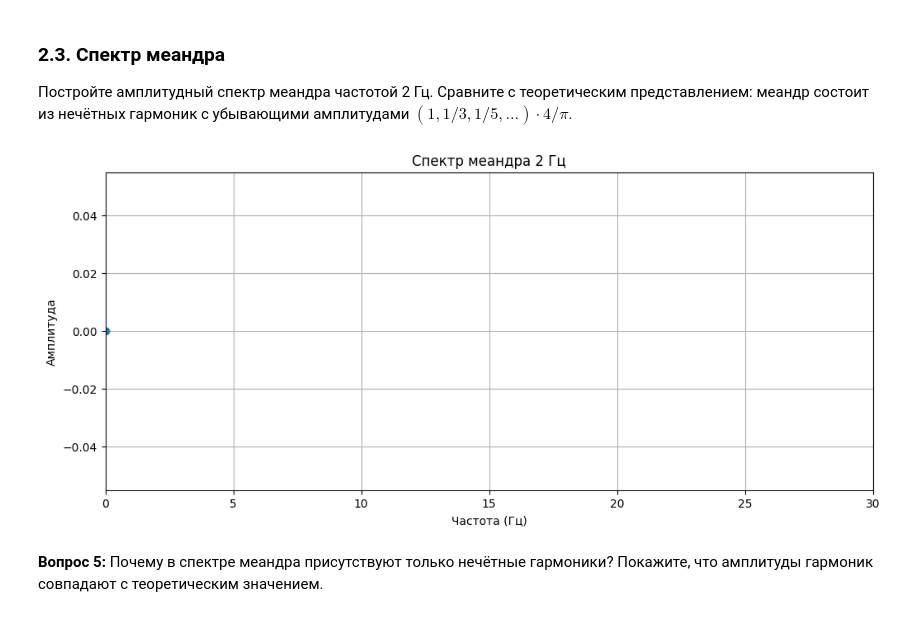
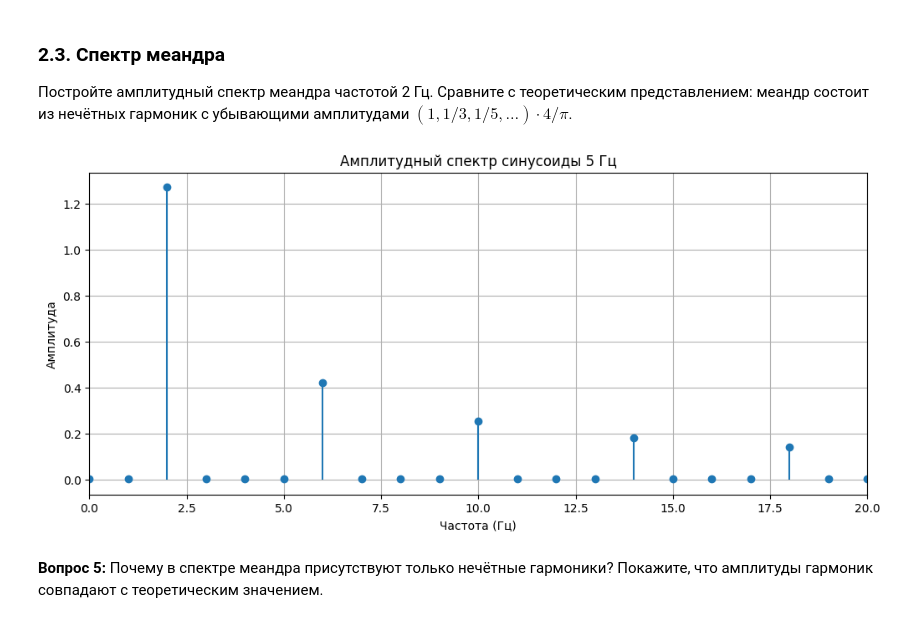
Before and after one commit to korzhimanov/dsp-seminars, a Jupyter notebook: seminars/1.ipynb, the cells around one changed output. Drawn from its saved outputs; the diff is of its cells as text; code cells hidden in the pictures.

```diff
--- a/seminars/1.ipynb
+++ b/seminars/1.ipynb
@@ -34,8 +34,9 @@ plt.rcParams['figure.figsize'] = (12, 5)
 # %%
 fs = 1000          # частота дискретизации, Гц
 T = 1              # длительность сигнала, с
-t = []  # временная ось
 
-print(f"Длина массива времени: {0} отсчётов")
-print(f"Шаг дискретизации (период): {0} с")
+t = np.linspace(0, T, T * fs)  # временная ось
+
+print(f"Длина массива времени: {len(t)} отсчётов")
+print(f"Шаг дискретизации (период): {T/fs} с")
 # %% [output]
@@ -57,33 +58,40 @@ print(f"Шаг дискретизации (период): {0} с")
 # %%
 # Синусоида 5 Гц
 f1 = 5
-sin5 = []
+A = 1
+phi = 0
+sin5 = A * np.sin(2 * np.pi * f1 * t + phi)
 
 # Сумма синусоид 5 и 12 Гц
 f2 = 12
-sum_sin = []
+sin12 = A * np.sin(2 * np.pi * f2 * t + phi)
+sum_sin = sin5 + sin12
+
+f_meandr = 2
 
 # Меандр 2 Гц
-meander = []
+meander =  signal.square(2 * np.pi * f_meandr * t)
+
+limit = int(fs * 0.5)
 
 # Визуализация
 plt.figure(figsize=(14, 4))
 
 plt.subplot(1, 3, 1)
-plt.plot([], [])  # первые 0.5 с
+plt.plot(t[:limit], sin5[:limit])  # первые 0.5 с
 plt.title('Синусоида 5 Гц')
 plt.xlabel('Время (с)')
 plt.ylabel('Амплитуда')
 plt.grid(True)
 
 plt.subplot(1, 3, 2)
-plt.plot([], [])
+plt.plot(t[:limit], sum_sin[:limit])
 plt.title('Сумма 5 Гц + 12 Гц')
 plt.xlabel('Время (с)')
 plt.grid(True)
 
 plt.subplot(1, 3, 3)
-plt.plot([], [])
+plt.plot(t[:limit], meander[:limit])
 plt.title('Меандр 2 Гц')
 plt.xlabel('Время (с)')
 plt.grid(True)
@@ -155,19 +168,24 @@ plt.show()
 
 Постройте амплитудный спектр меандра частотой 2 Гц. Сравните с теоретическим представлением: меандр состоит из нечётных гармоник с убывающими амплитудами $(1, 1/3, 1/5,\dots)\cdot 4/\pi$.
 # %%
-X_meander = []
-X_meander_mag = []
+X = np.fft.fft(meander)
+freq = np.fft.fftfreq(len(t), d=1/fs)
+
+# Берём только положительные частоты
+half = len(t)//2
+X_mag = 2 * abs(X[:limit]) / len(t)   # не забываем про нормировку амплитуды
+freq_pos = freq[:half] # только положительные частоты
 
 plt.figure()
-plt.stem([0,], [0,], basefmt=" ")
-plt.title('Спектр меандра 2 Гц')
+plt.stem(freq_pos, X_mag, basefmt=" ")
+plt.title('Амплитудный спектр синусоиды 5 Гц')
 plt.xlabel('Частота (Гц)')
 plt.ylabel('Амплитуда')
-plt.xlim(0, 30)
+plt.xlim(0, 20)
 plt.grid(True)
 plt.show()
 # %% [output]
-[figure, old version]
+[figure, new version]
 # %% [markdown]
 
 **Вопрос 5:** Почему в спектре меандра присутствуют только нечётные гармоники? Покажите, что амплитуды гармоник совпадают с теоретическим значением.
```
Also changed, not shown: parts of 5 cells of this notebook.
